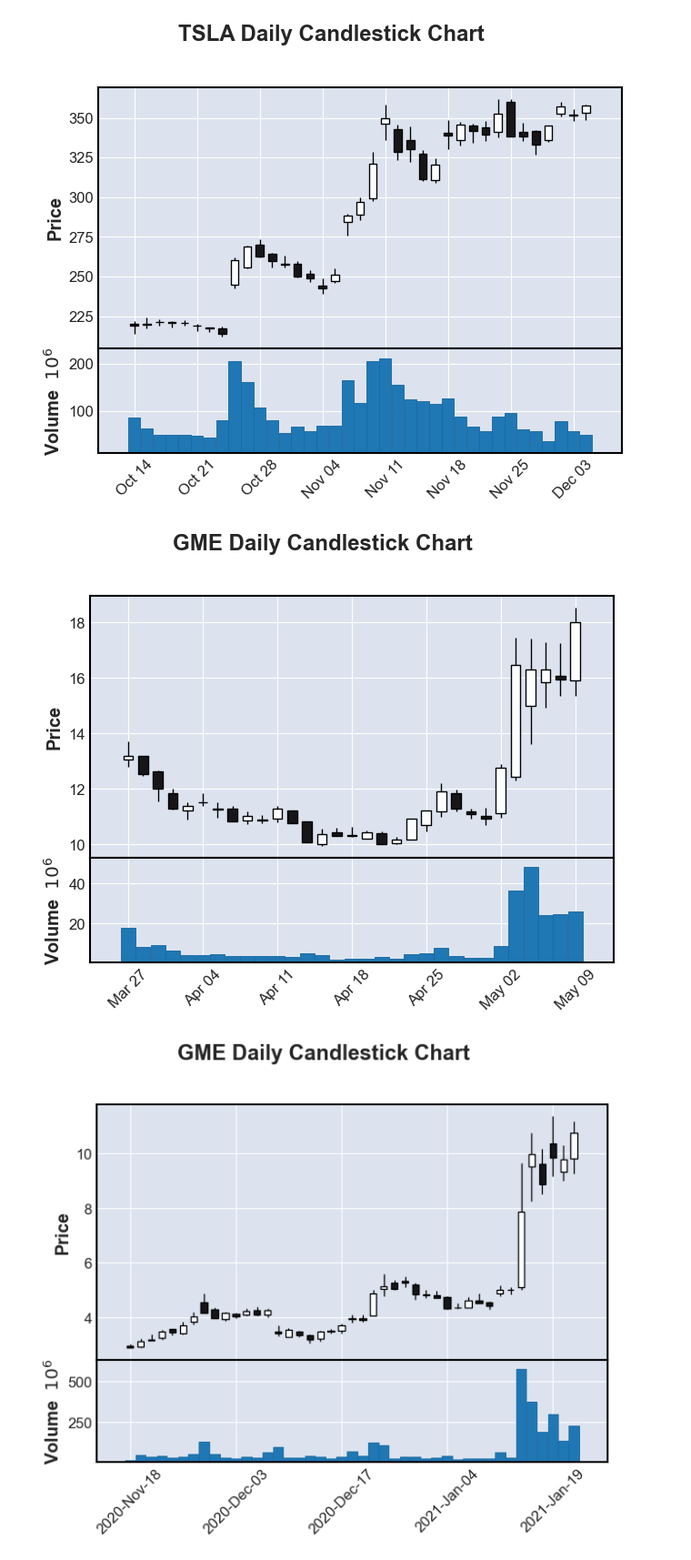
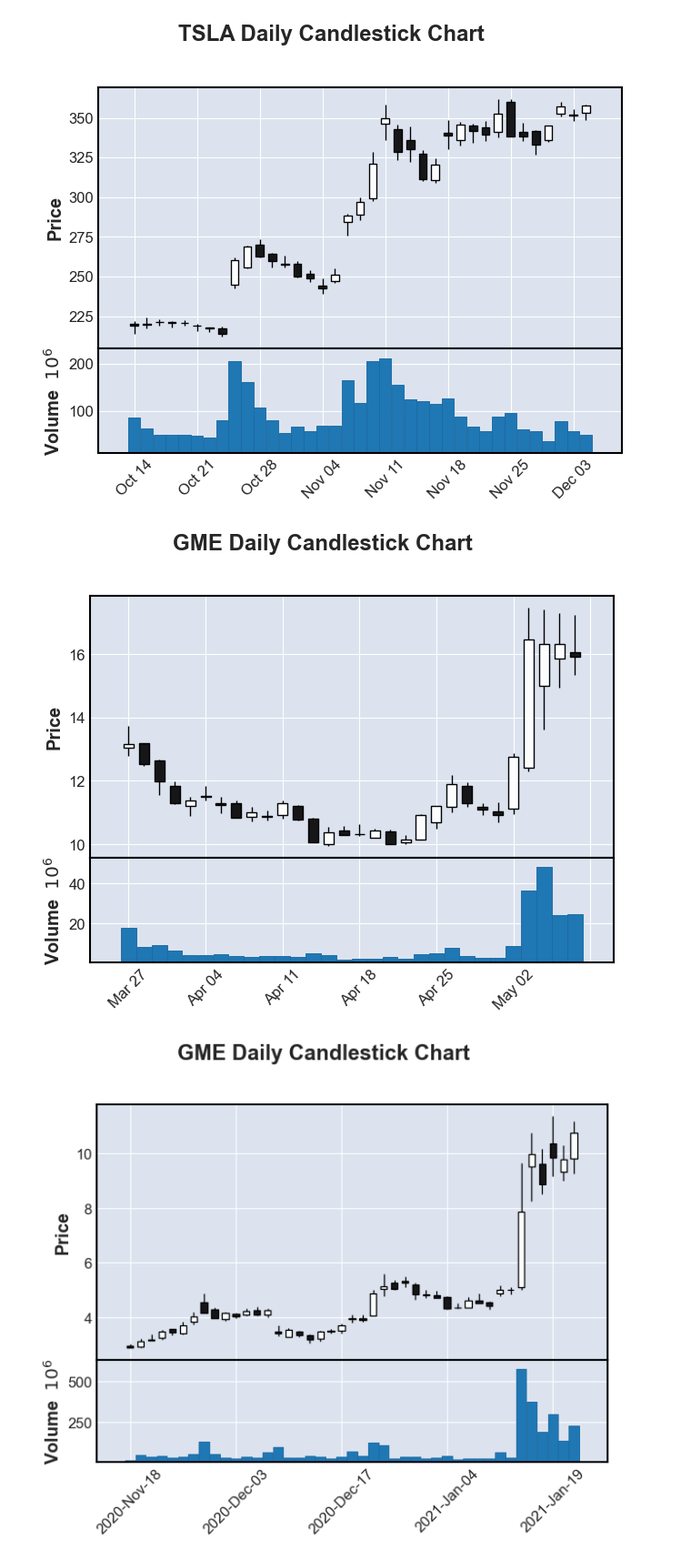
Before and after one commit to wilsonfong56/TA-with-Pandas, a Jupyter notebook: Technical Analysis Patterns.ipynb, the cells around one changed output. Shown at 91% size. Drawn from its saved outputs; the diff is of its cells as text; code cells hidden in the pictures.

```diff
--- a/Technical Analysis Patterns.ipynb
+++ b/Technical Analysis Patterns.ipynb
@@ -28,11 +28,11 @@ tsla.to_csv('./data/bullish/flag/tsla.csv', index=False)
 # %% [output]
 [figure]
 # %%
-gme2024 = yf.Ticker("GME").history(start="2024-03-27", end="2024-05-10")[["Open","High","Low","Close","Volume"]]
+gme2024 = yf.Ticker("GME").history(start="2024-03-27", end="2024-05-09")[["Open","High","Low","Close","Volume"]]
 mpf.plot(gme2024, type="candle", volume=True, title='GME Daily Candlestick Chart')
 gme2024.to_csv('./data/bullish/flag/gme2024.csv', index=False)
 # %% [output]
-[figure, old version]
+[figure, new version]
 # %%
 gme2022 = yf.Ticker("GME").history(start="2020-11-18", end="2021-01-22")[["Open","High","Low","Close","Volume"]]
 mpf.plot(gme2022, type="candle", volume=True, title='GME Daily Candlestick Chart')
```
Also changed, not shown: parts of 3 cells of this notebook, 4 other files.
